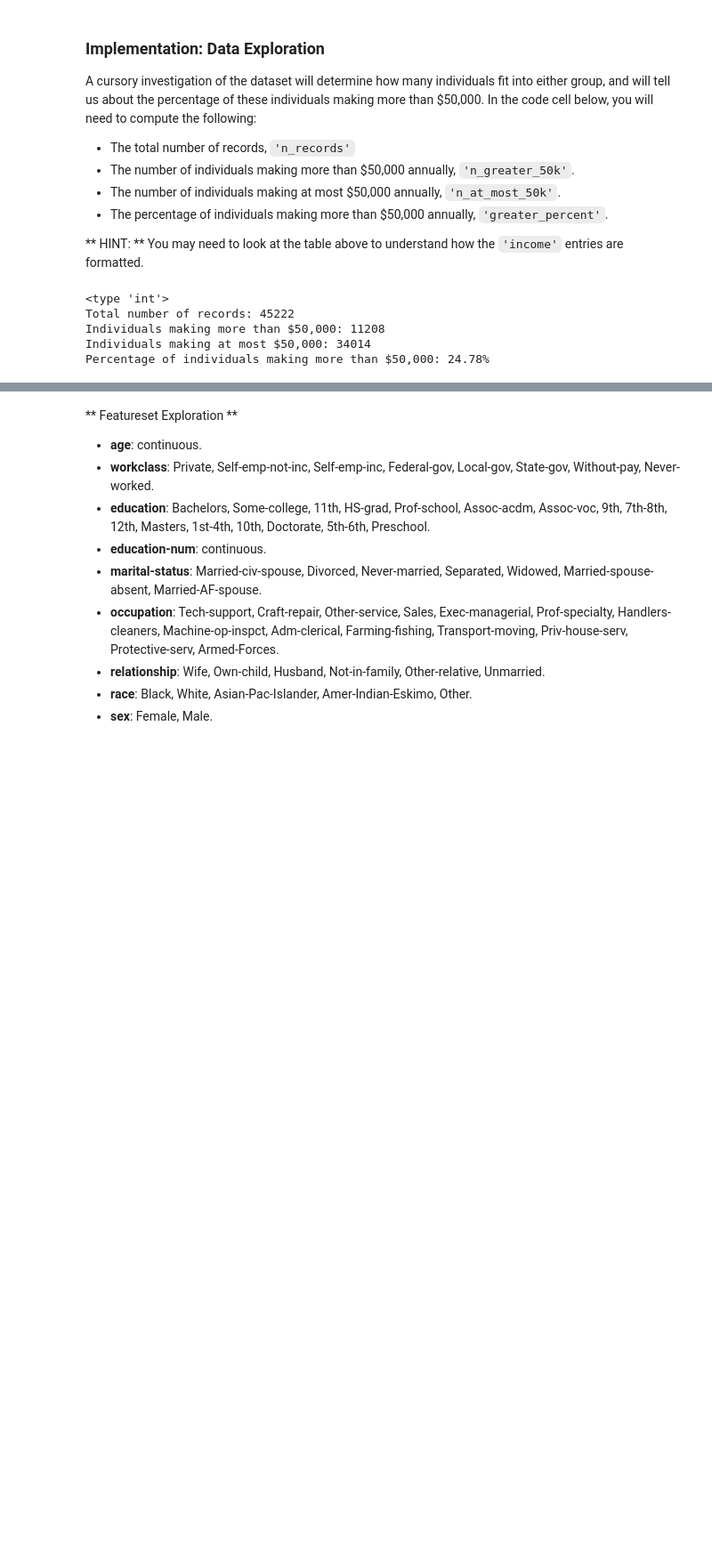
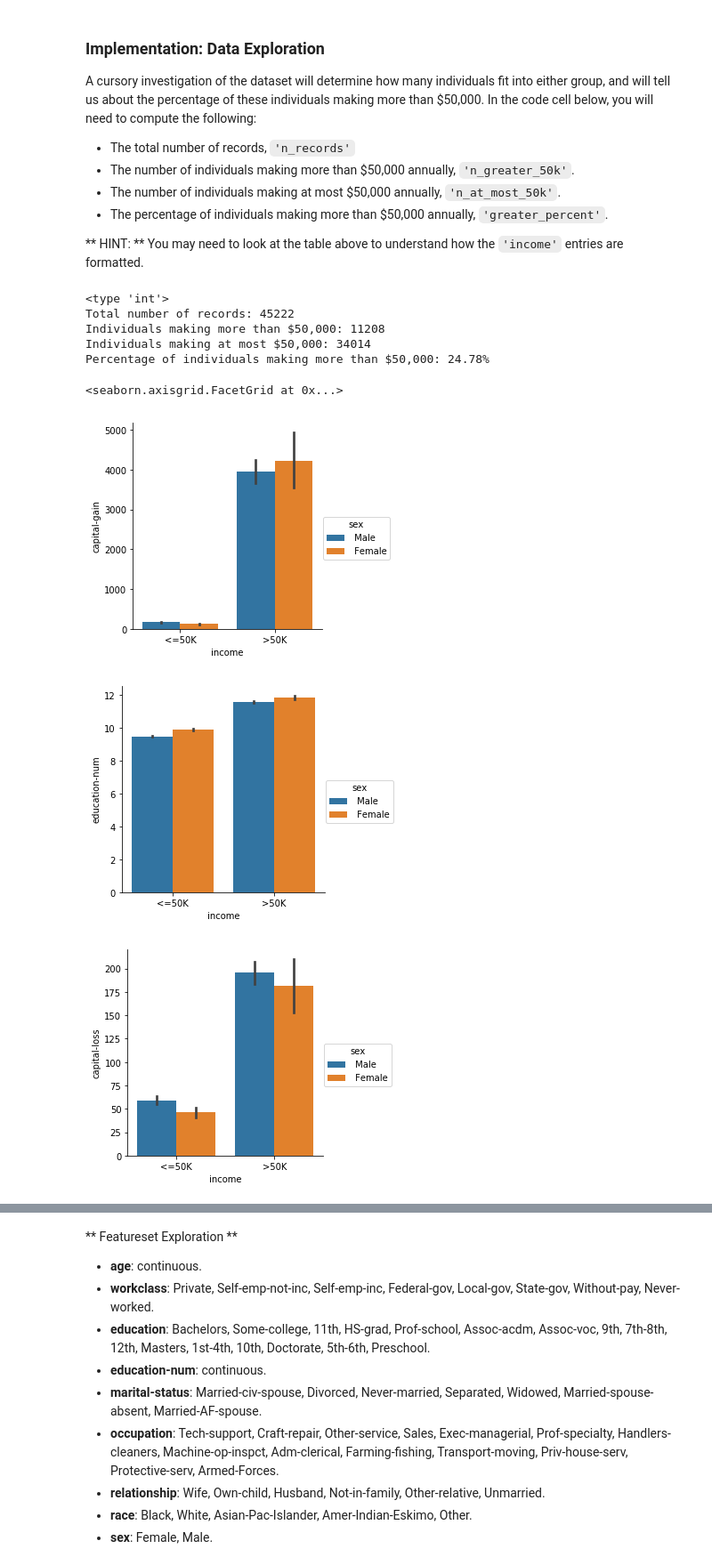
Before and after one commit to annalovesrobots/machine-learning, a Jupyter notebook: projects/finding_donors/finding_donors.ipynb, the cells around one changed output, grey strips where cells are left out. Shown at 89% size. Saved outputs shown, nothing was run; the diff lists cells and outputs as text; code cells hidden in the pictures; blank space fills up the shorter version.

```diff
--- a/projects/finding_donors/finding_donors.ipynb
+++ b/projects/finding_donors/finding_donors.ipynb
@@ -55,28 +55,40 @@ A cursory investigation of the dataset will determine how many individuals fit i
 # %%
 # TODO: Total number of records
 n_records = data.shape[0]
 
 # TODO: Number of records where individual's income is more than $50,000
 income_temp = data['income']
-temp_income_g50 = [i for i in income_temp if i =='>50K']
-n_greater_50k = len(temp_income_g50)
+#temp_income_g50 = [i for i in income_temp if i =='>50K'] #initial implementation
+#n_greater_50k = len(temp_income_g50) #initial implementation
+n_greater_50k = len(data[data.income =='>50K'])
 
 # TODO: Number of records where individual's income is at most $50,000
-temp_income_l50 = [i for i in income_temp if i =='<=50K']
-n_at_most_50k = len(temp_income_l50)
+#temp_income_l50 = [i for i in income_temp if i =='<=50K'] #initial implementation
+#n_at_most_50k = len(temp_income_l50) #initial implementation
+n_greater_50k = len(data[data.income =='>50K'])
 
 # TODO: Percentage of individuals whose income is more than $50,000
 greater_percent = np.divide( float(n_greater_50k),float(n_records)) *100 #why does it have to be float? isn't int ok for divisions?
 
 # Print the results
 print type(n_greater_50k)
 print "Total number of records: {}".format(n_records)
 print "Individuals making more than $50,000: {}".format(n_greater_50k)
 print "Individuals making at most $50,000: {}".format(n_at_most_50k)
 print "Percentage of individuals making more than $50,000: {:.2f}%".format(greater_percent)
+
+import seaborn as sns
+sns.factorplot('income', 'capital-gain', hue='sex', data=data, kind='bar')
+sns.factorplot('income', 'education-num', hue='sex', data=data, kind='bar')
+sns.factorplot('income', 'capital-loss', hue='sex', data=data, kind='bar')
+sns.factorplot('income', 'capital-gain', hue='race', data=data, kind='bar')
 # %% [output]
 <type 'int'>
 Total number of records: 45222
 Individuals making more than $50,000: 11208
 Individuals making at most $50,000: 34014
 Percentage of individuals making more than $50,000: 24.78%
+<seaborn.axisgrid.FacetGrid at 0x...>
+[figure, added]
+[figure, added]
+[figure, added]
```
Also changed, not shown: parts of 5 cells of this notebook.
